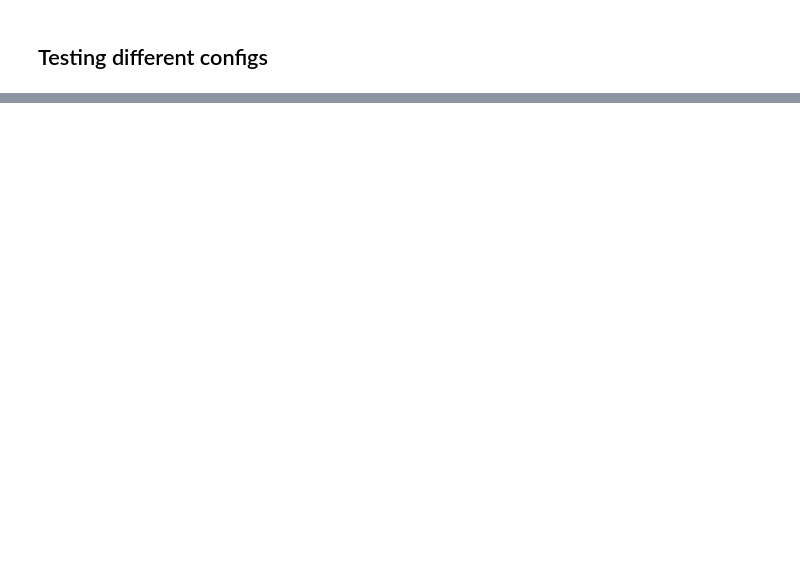
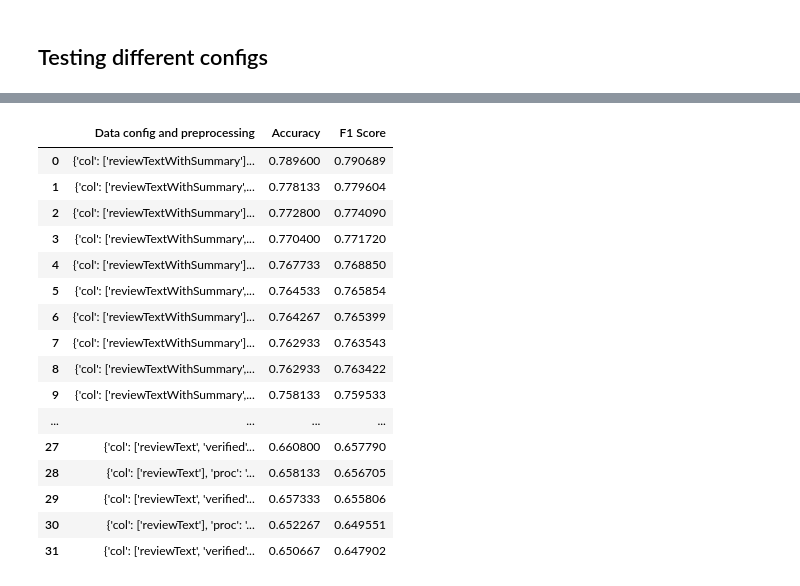
Before and after one commit to ibrahimmkhalid/data-270-project, a Jupyter notebook: model_svm_test.ipynb, the cells around one changed output, grey strips where cells are left out. Cells and saved outputs as stored; diff of their text form; code cells hidden in the pictures; blank space fills up the shorter version.

```diff
--- a/model_svm_test.ipynb
+++ b/model_svm_test.ipynb
@@ -1383,0 +735,9 @@ Stemmed preprocessing top config      ::  0.8963572243555369
+# %%
+x_train, x_test, y_train, y_test = pipeline(['reviewTextWithSummary', 'verified'], 0.25, stem, bow, df_testing)
+model = SVC()
+model.fit(x_train, y_train)
+y_pred = model.predict(x_test)
+print(classification_report(y_test, y_pred))
+accuracy = accuracy_score(y_test, y_pred)
+f1 = f1_score(y_test, y_pred, average="weighted")
+compare_list.loc[len(compare_list)] = [{'col': ['reviewTextWithSummary', 'verified'], 'proc': 'stem', 'vectorizer': 'bow'}, accuracy, f1]
@@ -1383,0 +754,9 @@ Stemmed preprocessing top config      ::  0.8963572243555369
+# %%
+x_train, x_test, y_train, y_test = pipeline(['reviewTextWithSummary', 'verified'], 0.25, stem, tfidf, df_testing)
+model = SVC()
+model.fit(x_train, y_train)
+y_pred = model.predict(x_test)
+print(classification_report(y_test, y_pred))
+accuracy = accuracy_score(y_test, y_pred)
+f1 = f1_score(y_test, y_pred, average="weighted")
+compare_list.loc[len(compare_list)] = [{'col': ['reviewTextWithSummary', 'verified'], 'proc': 'stem', 'vectorizer': 'tfidf'}, accuracy, f1]
@@ -1383,0 +773,9 @@ Stemmed preprocessing top config      ::  0.8963572243555369
+# %%
+x_train, x_test, y_train, y_test = pipeline(['reviewTextWithSummary', 'verified'], 0.25, lem, bow, df_testing)
+model = SVC()
+model.fit(x_train, y_train)
+y_pred = model.predict(x_test)
+print(classification_report(y_test, y_pred))
+accuracy = accuracy_score(y_test, y_pred)
+f1 = f1_score(y_test, y_pred, average="weighted")
+compare_list.loc[len(compare_list)] = [{'col': ['reviewTextWithSummary', 'verified'], 'proc': 'lem', 'vectorizer': 'bow'}, accuracy, f1]
@@ -1383,0 +792,10 @@ Stemmed preprocessing top config      ::  0.8963572243555369
+# %%
+x_train, x_test, y_train, y_test = pipeline(['reviewTextWithSummary', 'verified'], 0.25, lem, tfidf, df_testing)
+model = SVC()
+model.fit(x_train, y_train)
+y_pred = model.predict(x_test)
+print(classification_report(y_test, y_pred))
+accuracy = accuracy_score(y_test, y_pred)
+f1 = f1_score(y_test, y_pred, average="weighted")
+compare_list.loc[len(compare_list)] = [{'col': ['reviewTextWithSummary', 'verified'], 'proc': 'lem', 'vectorizer': 'tfidf'}, accuracy, f1]
+#######  END OF GENERATED CODE  #######
@@ -1383,0 +812,22 @@ Stemmed preprocessing top config      ::  0.8963572243555369
+# %%
+pd.set_option("display.max_colwidth", None)
+compare_list = compare_list.sort_values(by="F1 Score", ascending=False).reset_index(drop=True)
+display(compare_list)
+# %% [output]
+|  | Data config and preprocessing | Accuracy | F1 Score |
+| 0 | {'col': ['reviewTextWithSummary']... | 0.789600 | 0.790689 |
+| 1 | {'col': ['reviewTextWithSummary',... | 0.778133 | 0.779604 |
+| 2 | {'col': ['reviewTextWithSummary']... | 0.772800 | 0.774090 |
+| 3 | {'col': ['reviewTextWithSummary',... | 0.770400 | 0.771720 |
+| 4 | {'col': ['reviewTextWithSummary']... | 0.767733 | 0.768850 |
+| 5 | {'col': ['reviewTextWithSummary',... | 0.764533 | 0.765854 |
+| 6 | {'col': ['reviewTextWithSummary']... | 0.764267 | 0.765399 |
+| 7 | {'col': ['reviewTextWithSummary']... | 0.762933 | 0.763543 |
+| 8 | {'col': ['reviewTextWithSummary',... | 0.762933 | 0.763422 |
+| 9 | {'col': ['reviewTextWithSummary',... | 0.758133 | 0.759533 |
+| ... | ... | ... | ... |
+| 27 | {'col': ['reviewText', 'verified'... | 0.660800 | 0.657790 |
+| 28 | {'col': ['reviewText'], 'proc': '... | 0.658133 | 0.656705 |
+| 29 | {'col': ['reviewText', 'verified'... | 0.657333 | 0.655806 |
+| 30 | {'col': ['reviewText'], 'proc': '... | 0.652267 | 0.649551 |
+| 31 | {'col': ['reviewText', 'verified'... | 0.650667 | 0.647902 |
```
Also changed, not shown: parts of 144 cells of this notebook, 1 other file.
